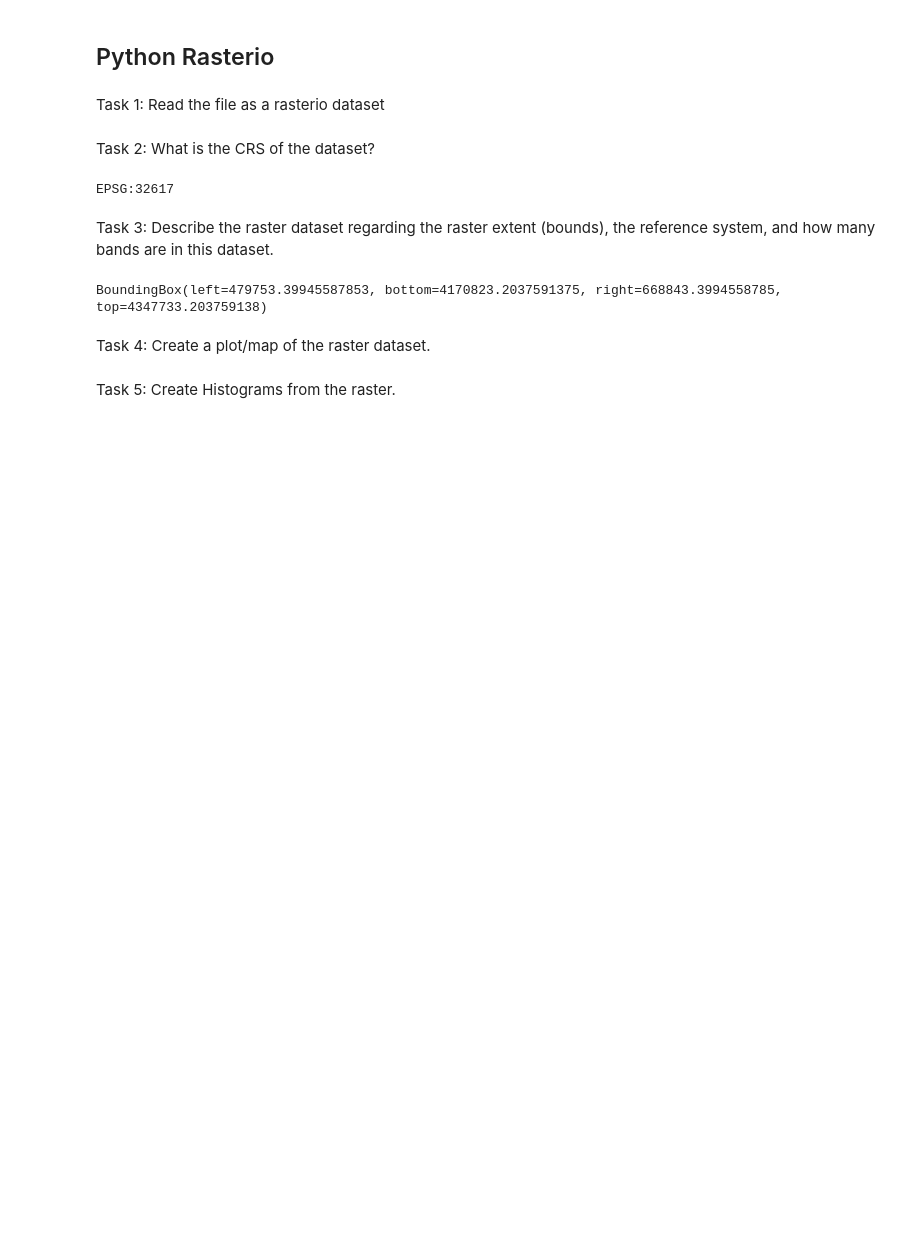
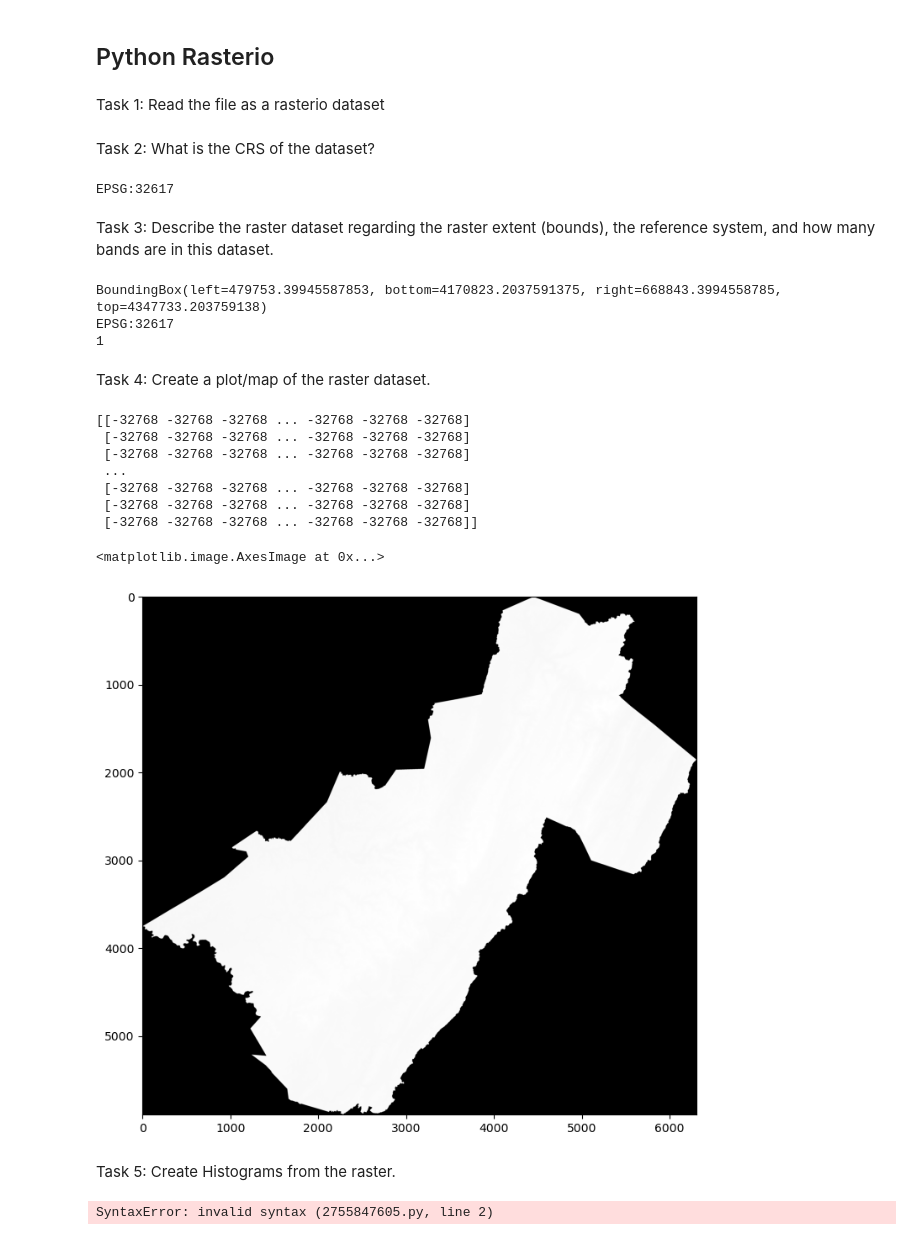
Before and after one commit to JessicaBurch14/PY4SA23_Assignment, a Jupyter notebook: Assignment No 2 - Jessica Burch.ipynb, the cells around one changed output. Drawn from its saved outputs; the diff is of its cells as text; code cells hidden in the pictures; blank space fills up the shorter version.

```diff
--- a/Assignment No 2 - Jessica Burch.ipynb
+++ b/Assignment No 2 - Jessica Burch.ipynb
@@ -481,11 +481,41 @@ EPSG:32617
 Task 3: Describe the raster dataset regarding the raster extent (bounds), the reference system, and
 how many bands are in this dataset.
 # %%
-print(elevation.bounds)
-print(elev.crs)
+print(elevation.bounds) # this shows the raster extent
+print(elevation.crs) # this shows the reference system of the raster
+print(elevation.count) # this counts how many bands are in the raster
 # %% [output]
 BoundingBox(left=479753.39945587853, bottom=4170823.2037591375, right=668843.3994558785, top=4347733.203759138)
+EPSG:32617
+1
 # %% [markdown]
 Task 4: Create a plot/map of the raster dataset.
+# %%
+# reading the raster as a NumPy array
+elevation_arr = elevation.read(1)
+print(elevation_arr)
+image_read_masked = np.ma.masked_array(elevation_arr, mask=(elevation_arr == 0))
+
+# plotting the NumPY array
+plt.rcParams['figure.figsize'] = [10, 8]
+plt.imshow(image_read_masked, cmap="gist_gray")
+# %% [output]
+[[-32768 -32768 -32768 ... -32768 -32768 -32768]
+ [-32768 -32768 -32768 ... -32768 -32768 -32768]
+ [-32768 -32768 -32768 ... -32768 -32768 -32768]
+ ...
+ [-32768 -32768 -32768 ... -32768 -32768 -32768]
+ [-32768 -32768 -32768 ... -32768 -32768 -32768]
+ [-32768 -32768 -32768 ... -32768 -32768 -32768]]
+<matplotlib.image.AxesImage at 0x...>
+[figure, added]
 # %% [markdown]
 Task 5: Create Histograms from the raster.
+# %%
+# installing and importing EarthPy
+pip install earthpy
+import earthpy as et
+import earthpy.spatial as es
+import earthpy.plot as ep
+# %% [output]
+SyntaxError: invalid syntax (2755847605.py, line 2)
```
Also changed, not shown: parts of 1 cell of this notebook.
